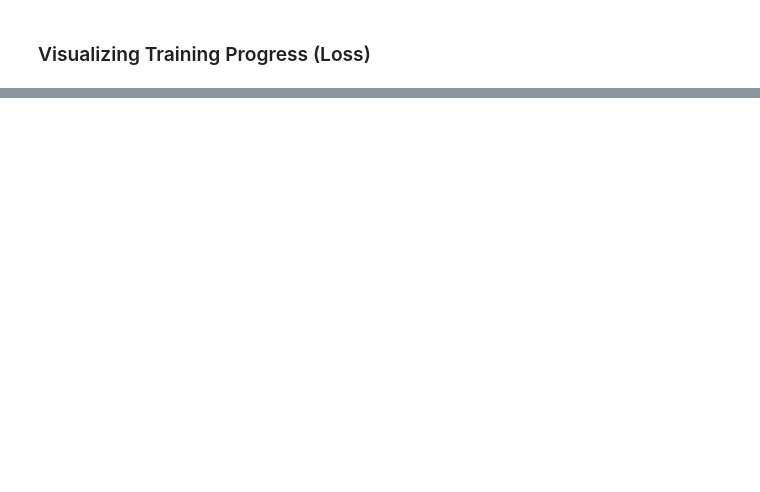
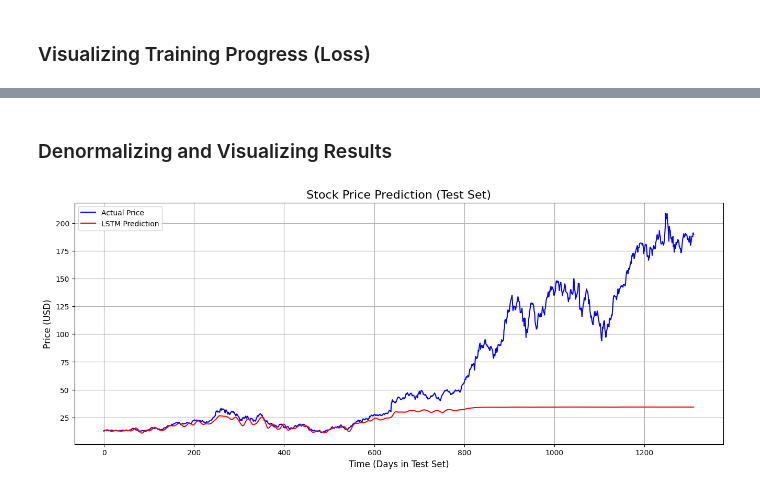
Before and after one commit to mlrlouis/Stock-Market-Prediction, a Jupyter notebook: stock_market.ipynb, the cells around one changed output, grey strips where cells are left out. Cells and saved outputs as stored; diff of their text form; code cells hidden in the pictures; blank space fills up the shorter version.

```diff
--- a/stock_market.ipynb
+++ b/stock_market.ipynb
@@ -373,0 +400,20 @@ plt.show()
+# %% [markdown]
+### Denormalizing and Visualizing Results
+# %%
+predicted_prices = scaler.inverse_transform(prediction)
+real_prices = scaler.inverse_transform(y_test_real)
+
+plt.figure(figsize=(16, 6))
+
+plt.plot(real_prices, color='blue', label='Actual Price')
+
+plt.plot(predicted_prices, color='red', label='LSTM Prediction')
+
+plt.title('Stock Price Prediction (Test Set)', fontsize=16)
+plt.xlabel('Time (Days in Test Set)', fontsize=12)
+plt.ylabel('Price (USD)', fontsize=12)
+plt.legend()
+plt.grid(True)
+plt.show()
+# %% [output]
+[figure, added]
```
Also changed, not shown: parts of 8 cells of this notebook.
